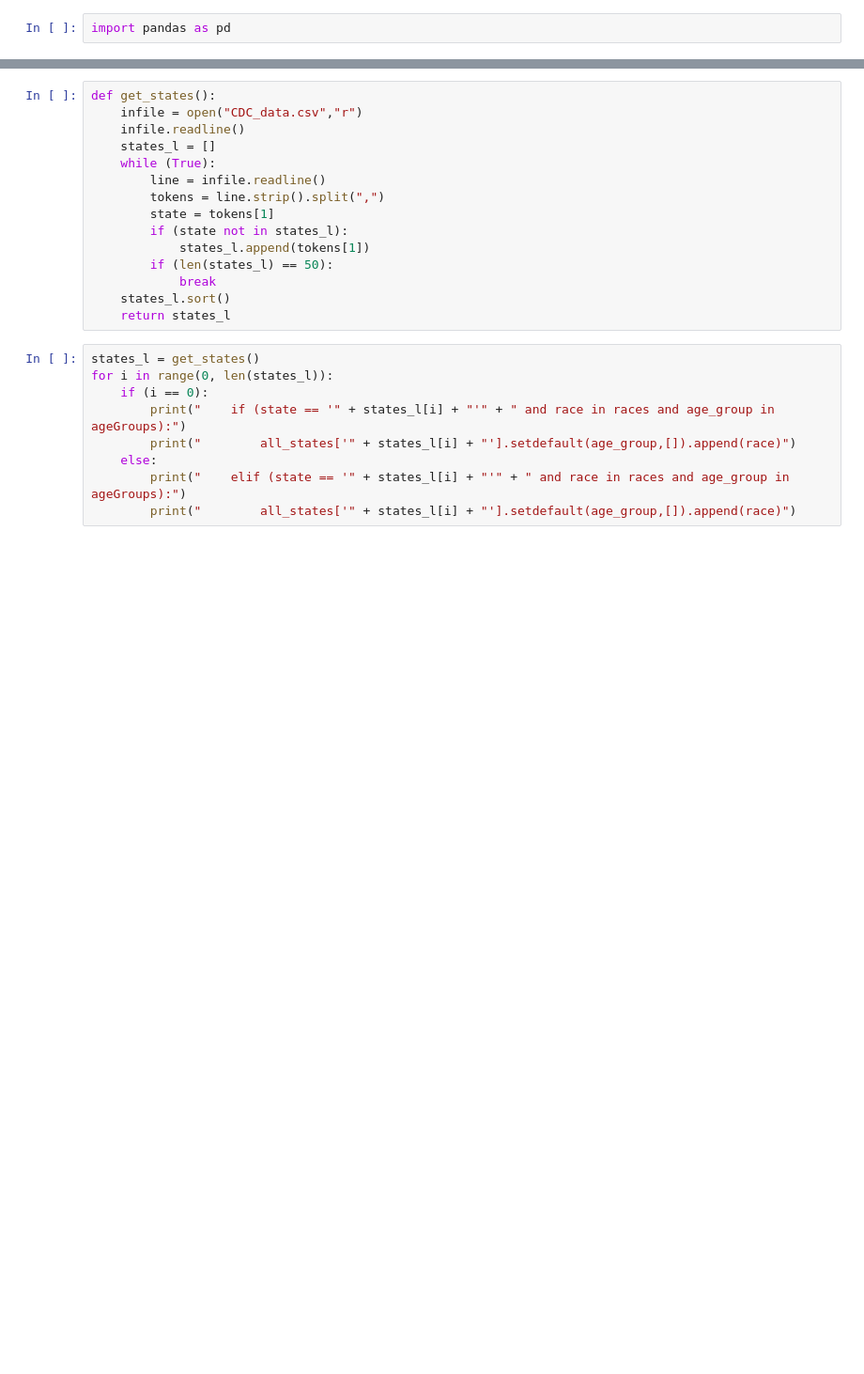
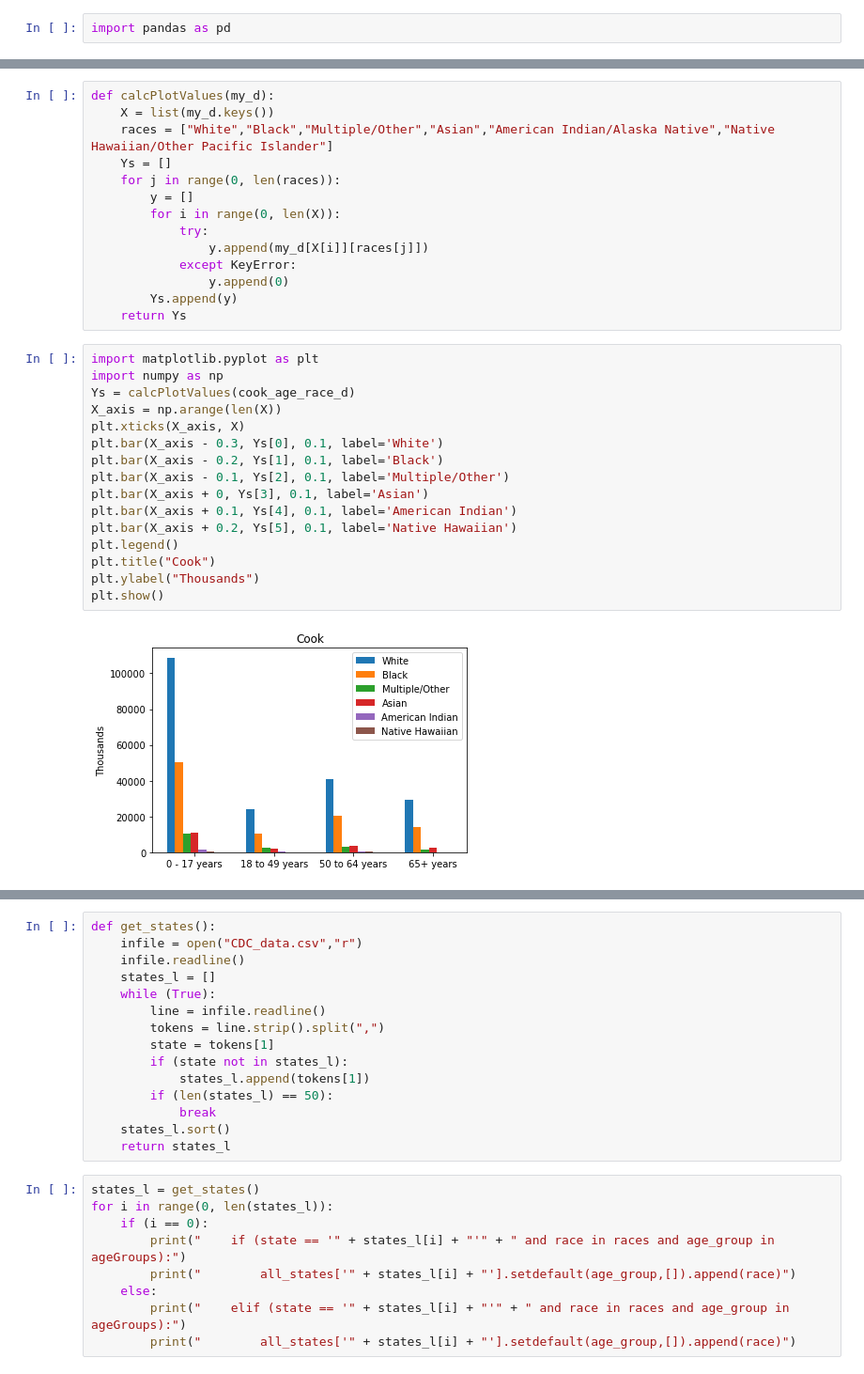
Before and after one commit to microtaryn/HotPodatas, a Jupyter notebook: CDC_COVID.ipynb, the cells around one changed output, grey strips where cells are left out. Shown at 94% size. Cells and saved outputs as stored; diff of their text form; blank space fills up the shorter version.

```diff
--- a/CDC_COVID.ipynb
+++ b/CDC_COVID.ipynb
@@ -2,0 +191,32 @@ import pandas as pd
+# %%
+def calcPlotValues(my_d):
+    X = list(my_d.keys())
+    races = ["White","Black","Multiple/Other","Asian","American Indian/Alaska Native","Native Hawaiian/Other Pacific Islander"]
+    Ys = []
+    for j in range(0, len(races)):
+        y = []
+        for i in range(0, len(X)):
+            try:
+                y.append(my_d[X[i]][races[j]])
+            except KeyError:
+                y.append(0)
+        Ys.append(y)
+    return Ys
+# %%
+import matplotlib.pyplot as plt
+import numpy as np
+Ys = calcPlotValues(cook_age_race_d)
+X_axis = np.arange(len(X))
+plt.xticks(X_axis, X)
+plt.bar(X_axis - 0.3, Ys[0], 0.1, label='White')
+plt.bar(X_axis - 0.2, Ys[1], 0.1, label='Black')
+plt.bar(X_axis - 0.1, Ys[2], 0.1, label='Multiple/Other')
+plt.bar(X_axis + 0, Ys[3], 0.1, label='Asian')
+plt.bar(X_axis + 0.1, Ys[4], 0.1, label='American Indian')
+plt.bar(X_axis + 0.2, Ys[5], 0.1, label='Native Hawaiian')
+plt.legend()
+plt.title("Cook")
+plt.ylabel("Thousands")
+plt.show()
+# %% [output]
+[figure, added]
```
Also changed, not shown: parts of 9 cells of this notebook.
